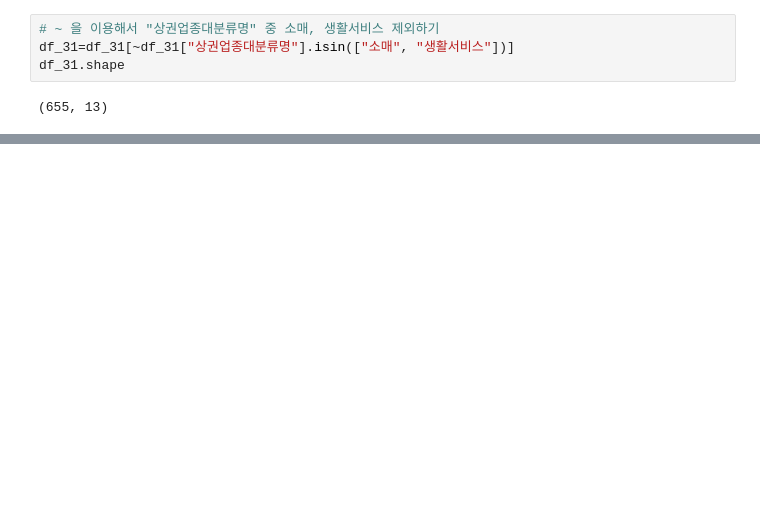
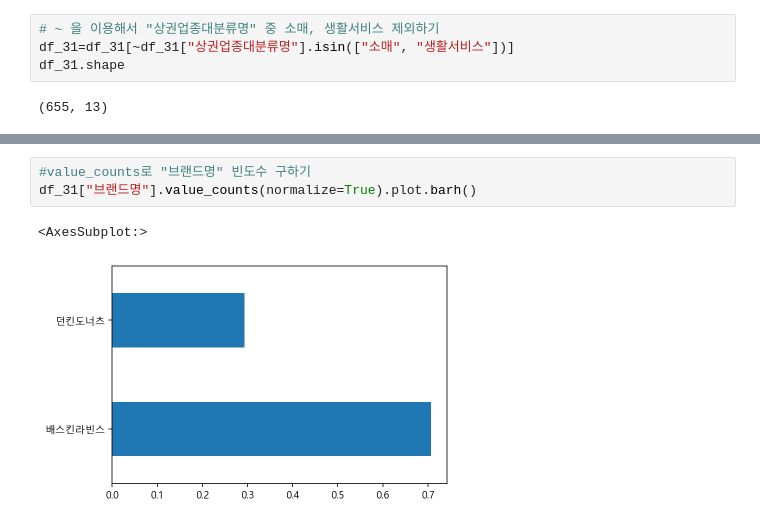
Before and after one commit to pmj3590/inflearn_opendata, a Jupyter notebook: franchise.ipynb, the cells around one changed output, grey strips where cells are left out. Drawn from its saved outputs; the diff is of its cells as text; blank space fills up the shorter version.

```diff
--- a/franchise.ipynb
+++ b/franchise.ipynb
@@ -298,0 +305,6 @@ df_31.shape
+# %%
+#value_counts로 "브랜드명" 빈도수 구하기
+df_31["브랜드명"].value_counts(normalize=True).plot.barh()
+# %% [output]
+<AxesSubplot:>
+[figure, added]
```
Also changed, not shown: parts of 21 cells of this notebook.
